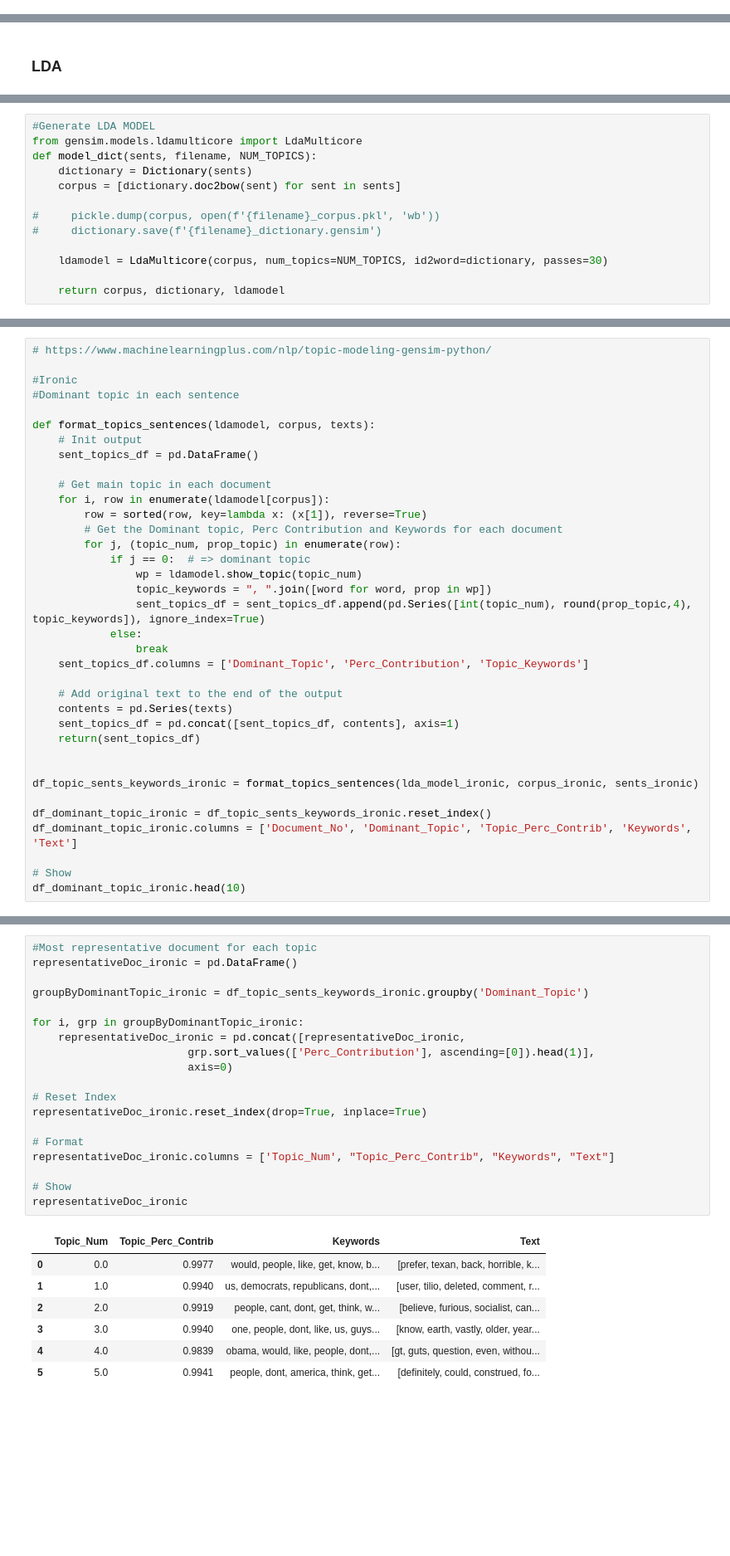
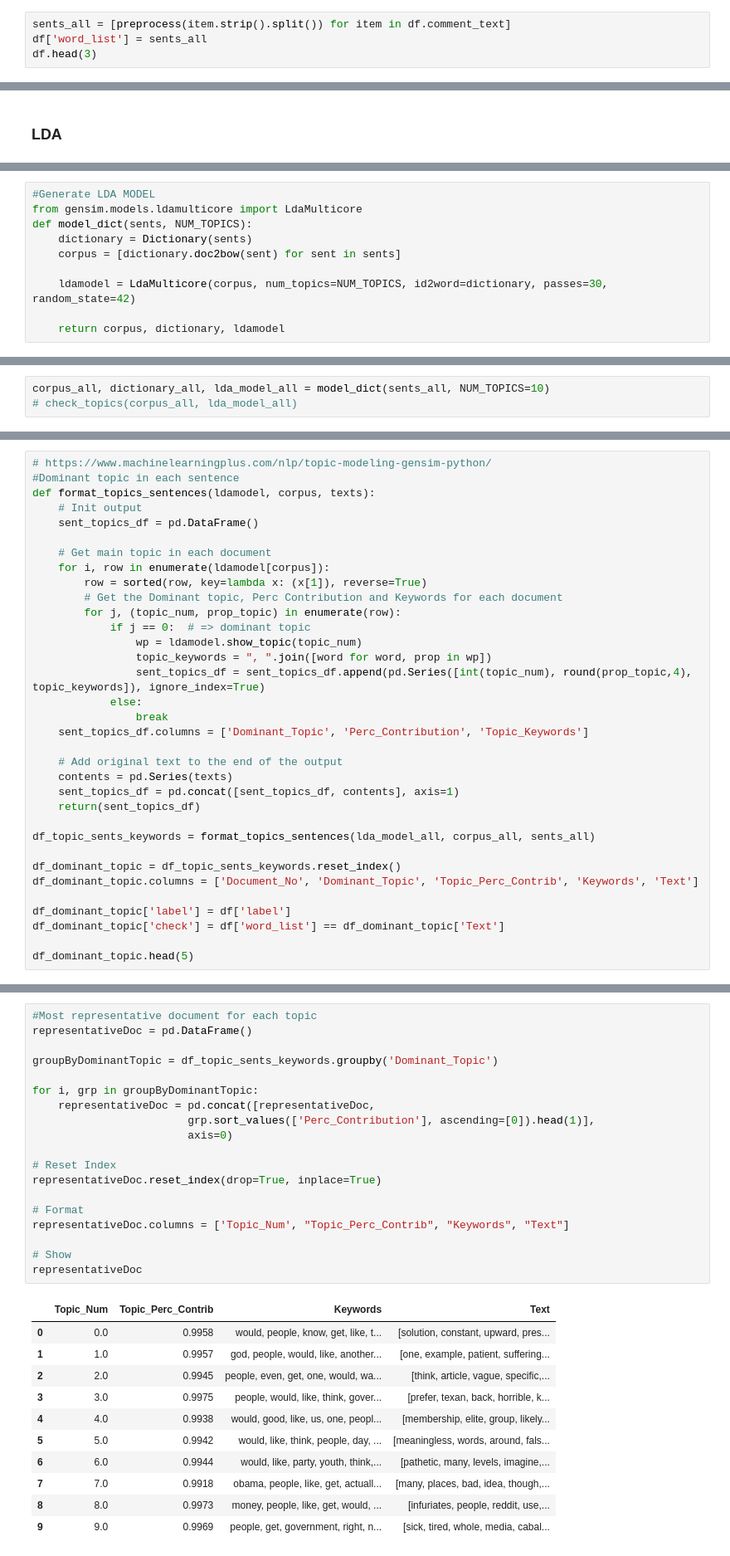
Before and after one commit to andrekwr/Exploratory-Analysis-Ironic-Sentences, a Jupyter notebook: main.ipynb, the cells around one changed output, grey strips where cells are left out. Shown at 83% size. Saved outputs shown, nothing was run; the diff lists cells and outputs as text; blank space fills up the shorter version.

```diff
--- a/main.ipynb
+++ b/main.ipynb
@@ -111,0 +86,4 @@ model_regular = model_doc2vec("sentence_regular")
+# %%
+sents_all = [preprocess(item.strip().split()) for item in df.comment_text]
+df['word_list'] = sents_all
+df.head(3)
@@ -122,14 +149,11 @@ pyLDAvis.enable_notebook()
 # %%
 #Generate LDA MODEL
 from gensim.models.ldamulticore import LdaMulticore
-def model_dict(sents, filename, NUM_TOPICS):
+def model_dict(sents, NUM_TOPICS):
     dictionary = Dictionary(sents)
     corpus = [dictionary.doc2bow(sent) for sent in sents]
 
-#     pickle.dump(corpus, open(f'{filename}_corpus.pkl', 'wb'))
-#     dictionary.save(f'{filename}_dictionary.gensim')
-
-    ldamodel = LdaMulticore(corpus, num_topics=NUM_TOPICS, id2word=dictionary, passes=30)
+    ldamodel = LdaMulticore(corpus, num_topics=NUM_TOPICS, id2word=dictionary, passes=30, random_state=42)
 
     return corpus, dictionary, ldamodel
 # %%
@@ -185,3 +185,6 @@ Topico: 0
+# %%
+corpus_all, dictionary_all, lda_model_all = model_dict(sents_all, NUM_TOPICS=10)
+# check_topics(corpus_all, lda_model_all)
 # %%
 display_model(corpus_all, dictionary_all, lda_model_all)
 # %% [output]
@@ -216,9 +192,6 @@ display_model(corpus_regular, dictionary_regular, lda_model_regular)
 # %%
 # https://www.machinelearningplus.com/nlp/topic-modeling-gensim-python/
-
-#Ironic
 #Dominant topic in each sentence
-
 def format_topics_sentences(ldamodel, corpus, texts):
     # Init output
     sent_topics_df = pd.DataFrame()
@@ -241,12 +214,13 @@ def format_topics_sentences(ldamodel, corpus, texts):
     sent_topics_df = pd.concat([sent_topics_df, contents], axis=1)
     return(sent_topics_df)
 
+df_topic_sents_keywords = format_topics_sentences(lda_model_all, corpus_all, sents_all)
 
-df_topic_sents_keywords_ironic = format_topics_sentences(lda_model_ironic, corpus_ironic, sents_ironic)
+df_dominant_topic = df_topic_sents_keywords.reset_index()
+df_dominant_topic.columns = ['Document_No', 'Dominant_Topic', 'Topic_Perc_Contrib', 'Keywords', 'Text']
 
-df_dominant_topic_ironic = df_topic_sents_keywords_ironic.reset_index()
-df_dominant_topic_ironic.columns = ['Document_No', 'Dominant_Topic', 'Topic_Perc_Contrib', 'Keywords', 'Text']
+df_dominant_topic['label'] = df['label']
+df_dominant_topic['check'] = df['word_list'] == df_dominant_topic['Text']
 
-# Show
-df_dominant_topic_ironic.head(10)
+df_dominant_topic.head(5)
 # %% [output]
@@ -287,28 +262,32 @@ df_dominant_topic_ironic[df_dominant_topic_ironic.Dominant_Topic == dominant_top
 # %%
 #Most representative document for each topic
-representativeDoc_ironic = pd.DataFrame()
+representativeDoc = pd.DataFrame()
 
-groupByDominantTopic_ironic = df_topic_sents_keywords_ironic.groupby('Dominant_Topic')
+groupByDominantTopic = df_topic_sents_keywords.groupby('Dominant_Topic')
 
-for i, grp in groupByDominantTopic_ironic:
-    representativeDoc_ironic = pd.concat([representativeDoc_ironic,
+for i, grp in groupByDominantTopic:
+    representativeDoc = pd.concat([representativeDoc,
                         grp.sort_values(['Perc_Contribution'], ascending=[0]).head(1)],
                         axis=0)
 
 # Reset Index
-representativeDoc_ironic.reset_index(drop=True, inplace=True)
+representativeDoc.reset_index(drop=True, inplace=True)
 
 # Format
-representativeDoc_ironic.columns = ['Topic_Num', "Topic_Perc_Contrib", "Keywords", "Text"]
+representativeDoc.columns = ['Topic_Num', "Topic_Perc_Contrib", "Keywords", "Text"]
 
 # Show
-representativeDoc_ironic
+representativeDoc
 # %% [output]
 |  | Topic_Num | Topic_Perc_Contrib | Keywords | Text |
-| 0 | 0.0 | 0.9977 | would, people, like, get, know, b... | [prefer, texan, back, horrible, k... |
-| 1 | 1.0 | 0.9940 | us, democrats, republicans, dont,... | [user, tilio, deleted, comment, r... |
-| 2 | 2.0 | 0.9919 | people, cant, dont, get, think, w... | [believe, furious, socialist, can... |
-| 3 | 3.0 | 0.9940 | one, people, dont, like, us, guys... | [know, earth, vastly, older, year... |
-| 4 | 4.0 | 0.9839 | obama, would, like, people, dont,... | [gt, guts, question, even, withou... |
-| 5 | 5.0 | 0.9941 | people, dont, america, think, get... | [definitely, could, construed, fo... |
+| 0 | 0.0 | 0.9958 | would, people, know, get, like, t... | [solution, constant, upward, pres... |
+| 1 | 1.0 | 0.9957 | god, people, would, like, another... | [one, example, patient, suffering... |
+| 2 | 2.0 | 0.9945 | people, even, get, one, would, wa... | [think, article, vague, specific,... |
+| 3 | 3.0 | 0.9975 | people, would, like, think, gover... | [prefer, texan, back, horrible, k... |
+| 4 | 4.0 | 0.9938 | would, good, like, us, one, peopl... | [membership, elite, group, likely... |
+| 5 | 5.0 | 0.9942 | would, like, think, people, day, ... | [meaningless, words, around, fals... |
+| 6 | 6.0 | 0.9944 | would, like, party, youth, think,... | [pathetic, many, levels, imagine,... |
+| 7 | 7.0 | 0.9918 | obama, people, like, get, actuall... | [many, places, bad, idea, though,... |
+| 8 | 8.0 | 0.9973 | money, people, like, get, would, ... | [infuriates, people, reddit, use,... |
+| 9 | 9.0 | 0.9969 | people, get, government, right, n... | [sick, tired, whole, media, cabal... |
 # %%
```
Also changed, not shown: parts of 36 cells of this notebook.
